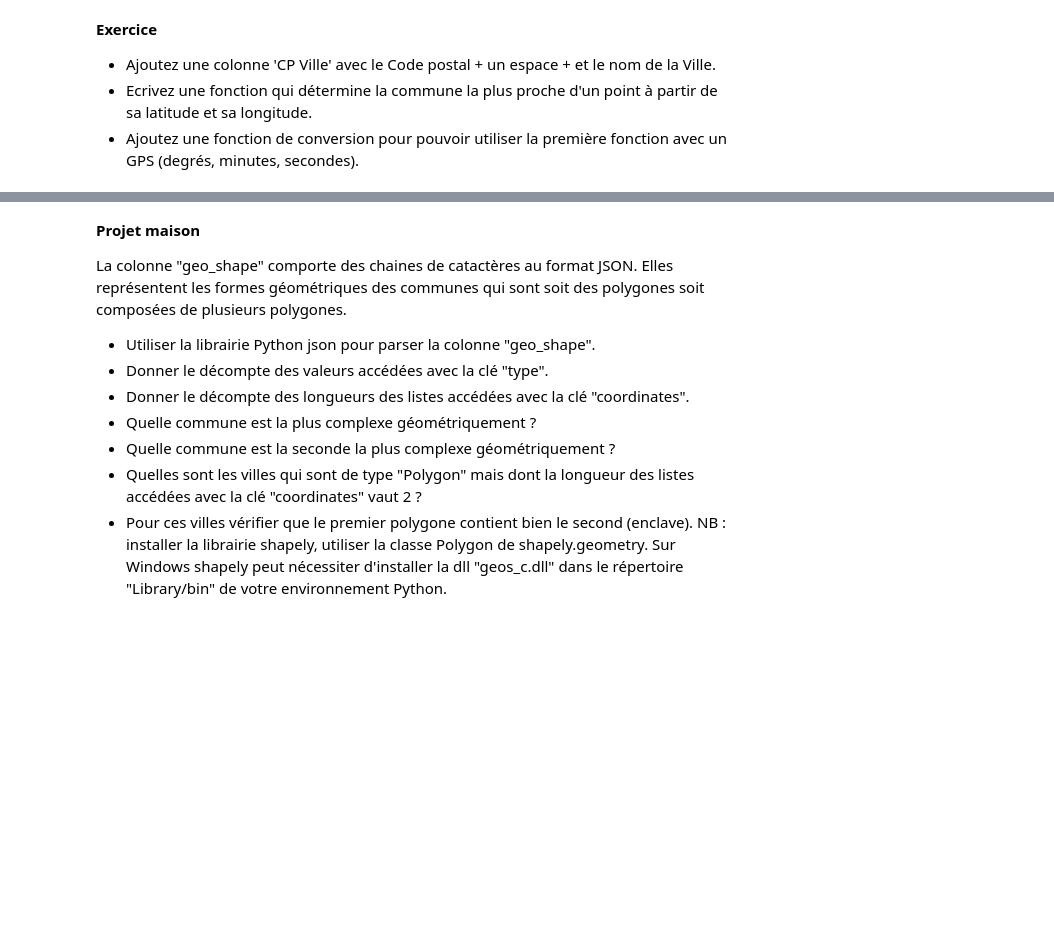
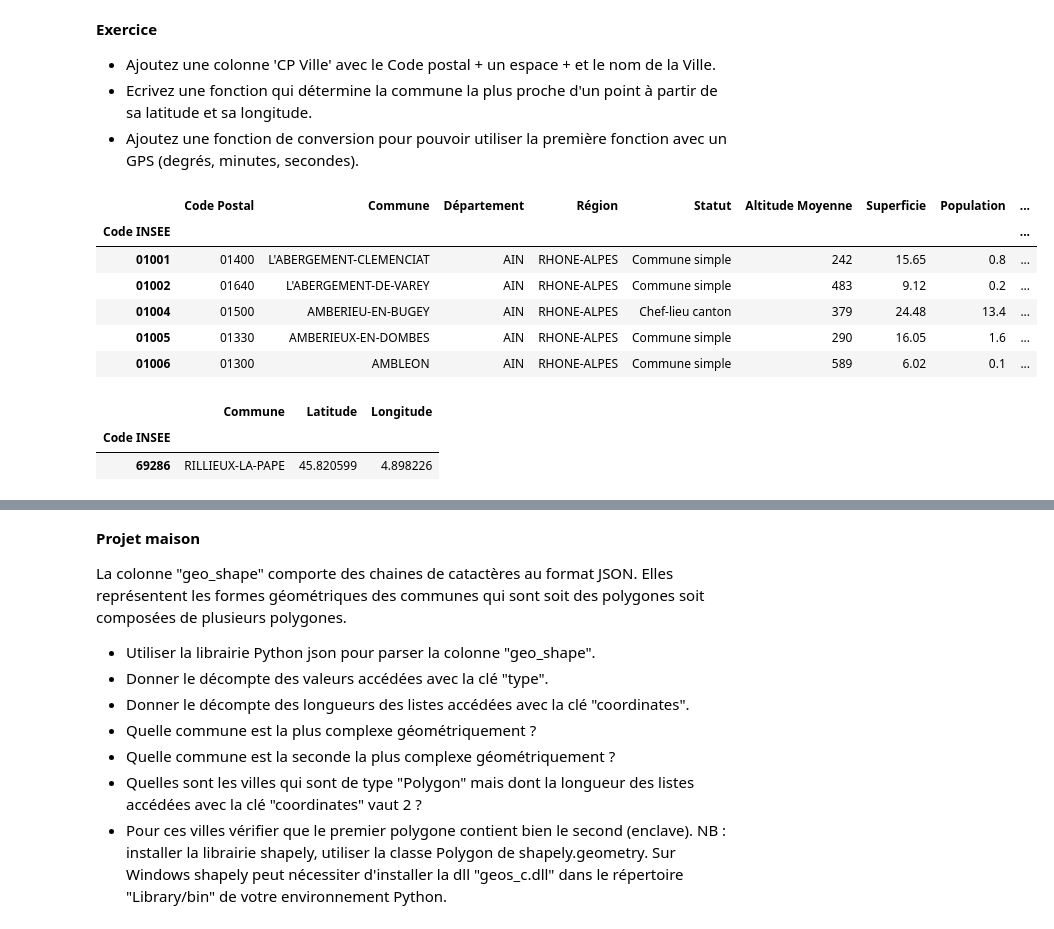
Before and after one commit to Kit-Data-Science-Telecom-2020-2021/Favrot-Nicolas, a Jupyter notebook: Cours/session2/session2.ipynb, the cells around one changed output, grey strips where cells are left out. Drawn from its saved outputs; the diff is of its cells as text; code cells hidden in the pictures; blank space fills up the shorter version.

```diff
--- a/Cours/session2/session2.ipynb
+++ b/Cours/session2/session2.ipynb
@@ -673,0 +1536,10 @@ def ville(lat, long):
+# %%
+geo.head()
+# %% [output]
+|  | Code Postal | Commune | Département | Région | Statut | Altitude Moyenne | Superficie | Population | ... |
+| Code INSEE |  |  |  |  |  |  |  |  | ... |
+| 01001 | 01400 | L'ABERGEMENT-CLEMENCIAT | AIN | RHONE-ALPES | Commune simple | 242 | 15.65 | 0.8 | ... |
+| 01002 | 01640 | L'ABERGEMENT-DE-VAREY | AIN | RHONE-ALPES | Commune simple | 483 | 9.12 | 0.2 | ... |
+| 01004 | 01500 | AMBERIEU-EN-BUGEY | AIN | RHONE-ALPES | Chef-lieu canton | 379 | 24.48 | 13.4 | ... |
+| 01005 | 01330 | AMBERIEUX-EN-DOMBES | AIN | RHONE-ALPES | Commune simple | 290 | 16.05 | 1.6 | ... |
+| 01006 | 01300 | AMBLEON | AIN | RHONE-ALPES | Commune simple | 589 | 6.02 | 0.1 | ... |
@@ -673,0 +1548,17 @@ def ville(lat, long):
+# %%
+import math
+
+# calcul de la ville la plus proche
+def plus_proche_ville(lattitude, longitude, geo):
+    float(lattitude)
+    float(longitude)
+    commune = ''
+    geo['Distance'] = (lattitude - geo['Latitude'])**2 + (longitude - geo['Longitude'])**2
+    commune = geo.loc[geo['Distance'] == geo['Distance'].min(), ['Commune','Latitude', 'Longitude']]
+    return commune
+
+plus_proche_ville(45.8,4.9,geo)
+# %% [output]
+|  | Commune | Latitude | Longitude |
+| Code INSEE |  |  |  |
+| 69286 | RILLIEUX-LA-PAPE | 45.820599 | 4.898226 |
```
Also changed, not shown: parts of 104 cells of this notebook.
